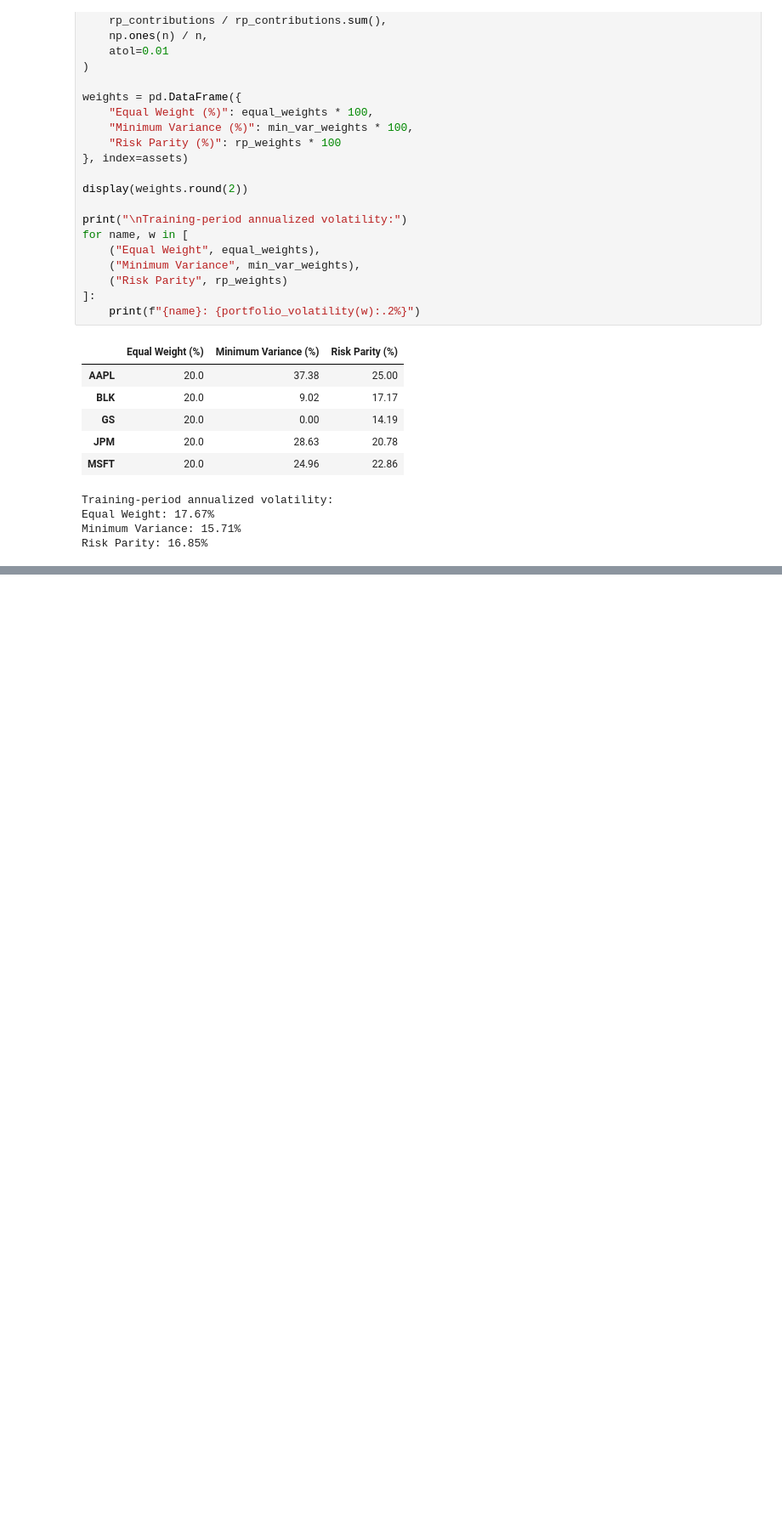
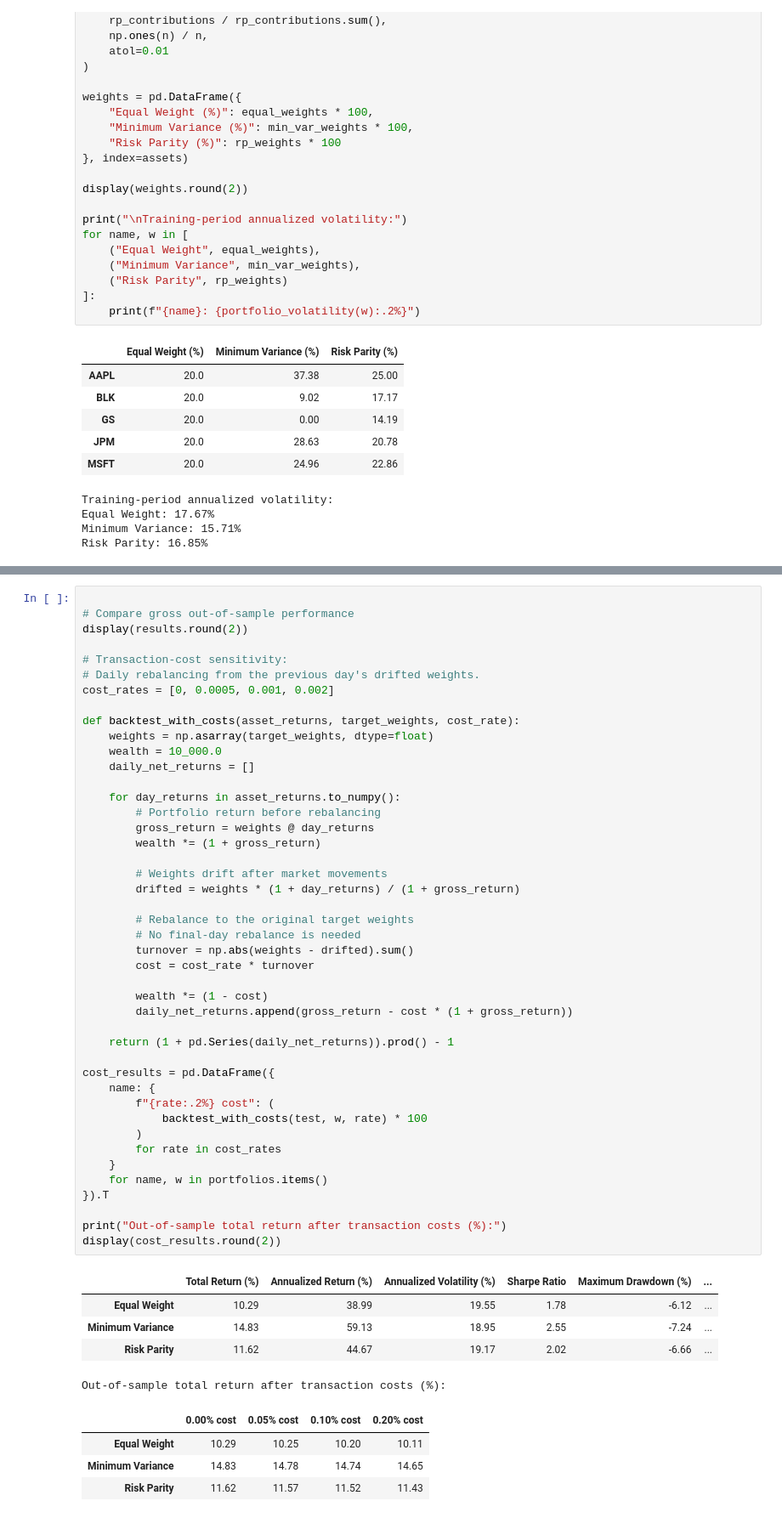
Before and after one commit to Agunp1/AI-Financial-Analyst, a Jupyter notebook: day12_out_of_sample_backtest.ipynb, the cells around one changed output, grey strips where cells are left out. Shown at 85% size. Cells and saved outputs as stored; diff of their text form; blank space fills up the shorter version.

```diff
--- a/day12_out_of_sample_backtest.ipynb
+++ b/day12_out_of_sample_backtest.ipynb
@@ -127,0 +208,54 @@ Risk Parity: 16.85%
+# %%
+
+# Compare gross out-of-sample performance
+display(results.round(2))
+
+# Transaction-cost sensitivity:
+# Daily rebalancing from the previous day's drifted weights.
+cost_rates = [0, 0.0005, 0.001, 0.002]
+
+def backtest_with_costs(asset_returns, target_weights, cost_rate):
+    weights = np.asarray(target_weights, dtype=float)
+    wealth = 10_000.0
+    daily_net_returns = []
+
+    for day_returns in asset_returns.to_numpy():
+        # Portfolio return before rebalancing
+        gross_return = weights @ day_returns
+        wealth *= (1 + gross_return)
+
+        # Weights drift after market movements
+        drifted = weights * (1 + day_returns) / (1 + gross_return)
+
+        # Rebalance to the original target weights
+        # No final-day rebalance is needed
+        turnover = np.abs(weights - drifted).sum()
+        cost = cost_rate * turnover
+
+        wealth *= (1 - cost)
+        daily_net_returns.append(gross_return - cost * (1 + gross_return))
+
+    return (1 + pd.Series(daily_net_returns)).prod() - 1
+
+cost_results = pd.DataFrame({
+    name: {
+        f"{rate:.2%} cost": (
+            backtest_with_costs(test, w, rate) * 100
+        )
+        for rate in cost_rates
+    }
+    for name, w in portfolios.items()
+}).T
+
+print("Out-of-sample total return after transaction costs (%):")
+display(cost_results.round(2))
+# %% [output]
+|  | Total Return (%) | Annualized Return (%) | Annualized Volatility (%) | Sharpe Ratio | Maximum Drawdown (%) | ... |
+| Equal Weight | 10.29 | 38.99 | 19.55 | 1.78 | -6.12 | ... |
+| Minimum Variance | 14.83 | 59.13 | 18.95 | 2.55 | -7.24 | ... |
+| Risk Parity | 11.62 | 44.67 | 19.17 | 2.02 | -6.66 | ... |
+Out-of-sample total return after transaction costs (%):
+|  | 0.00% cost | 0.05% cost | 0.10% cost | 0.20% cost |
+| Equal Weight | 10.29 | 10.25 | 10.20 | 10.11 |
+| Minimum Variance | 14.83 | 14.78 | 14.74 | 14.65 |
+| Risk Parity | 11.62 | 11.57 | 11.52 | 11.43 |
```
Also changed, not shown: parts of 2 cells of this notebook, 1 other file.
